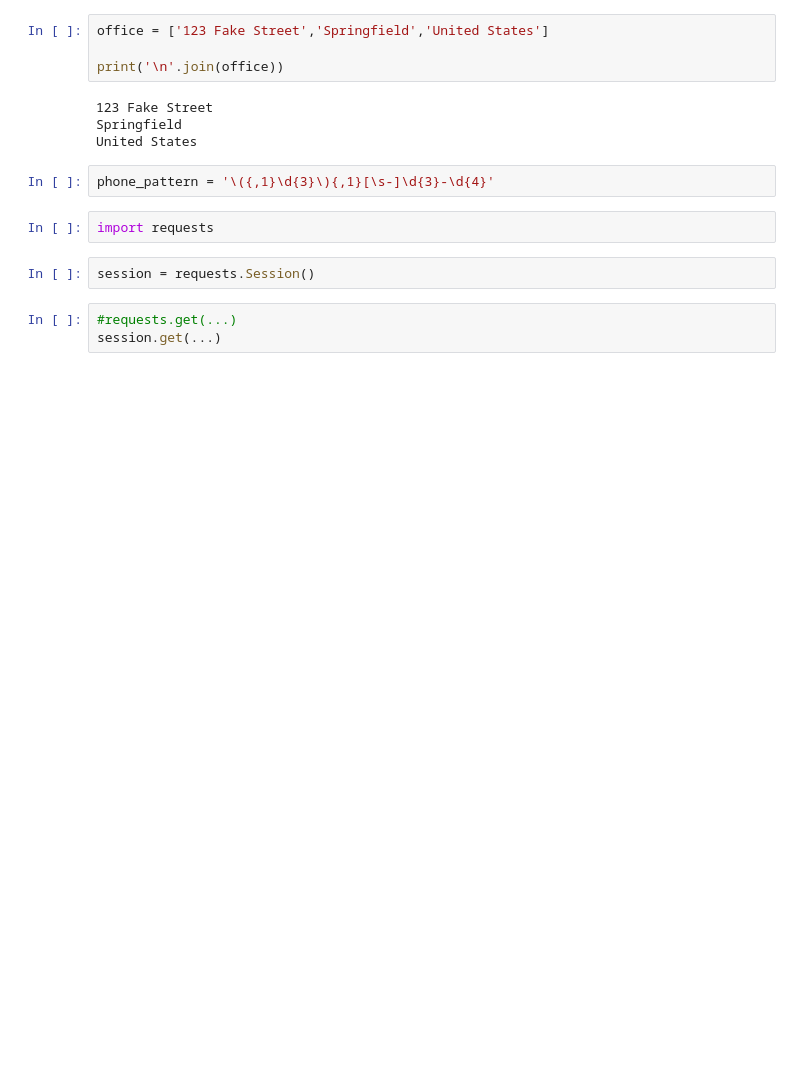
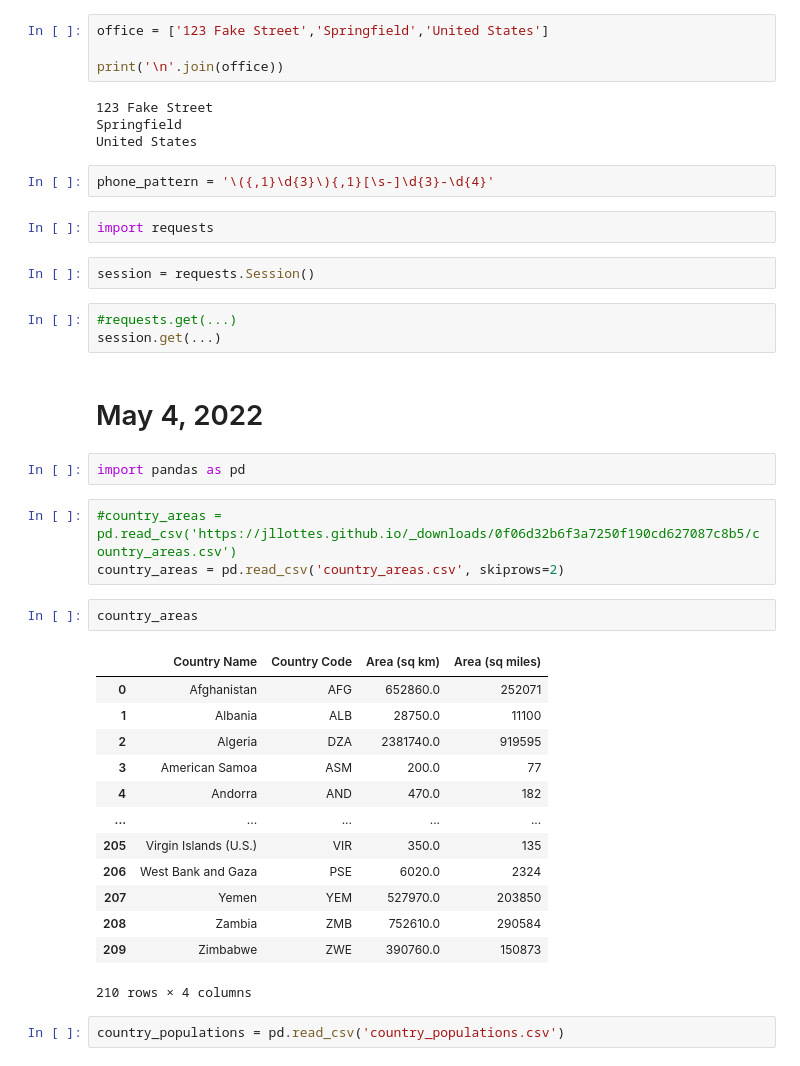
Before and after one commit to jllottes/jllottes.github.io, a Jupyter notebook: _static/weekly_notebooks/week13_notebook.ipynb, the cells around one changed output. Saved outputs shown, nothing was run; the diff lists cells and outputs as text; blank space fills up the shorter version.

```diff
--- a/_static/weekly_notebooks/week13_notebook.ipynb
+++ b/_static/weekly_notebooks/week13_notebook.ipynb
@@ -282,3 +282,28 @@ session = requests.Session()
 # %%
 #requests.get(...)
 session.get(...)
+# %% [markdown]
+# May 4, 2022
+# %%
+import pandas as pd
+# %%
+#country_areas = pd.read_csv('https://jllottes.github.io/_downloads/0f06d32b6f3a7250f190cd627087c8b5/country_areas.csv')
+country_areas = pd.read_csv('country_areas.csv', skiprows=2)
+# %%
+country_areas
+# %% [output]
+|  | Country Name | Country Code | Area (sq km) | Area (sq miles) |
+| 0 | Afghanistan | AFG | 652860.0 | 252071 |
+| 1 | Albania | ALB | 28750.0 | 11100 |
+| 2 | Algeria | DZA | 2381740.0 | 919595 |
+| 3 | American Samoa | ASM | 200.0 | 77 |
+| 4 | Andorra | AND | 470.0 | 182 |
+| ... | ... | ... | ... | ... |
+| 205 | Virgin Islands (U.S.) | VIR | 350.0 | 135 |
+| 206 | West Bank and Gaza | PSE | 6020.0 | 2324 |
+| 207 | Yemen | YEM | 527970.0 | 203850 |
+| 208 | Zambia | ZMB | 752610.0 | 290584 |
+| 209 | Zimbabwe | ZWE | 390760.0 | 150873 |
+210 rows × 4 columns
+# %%
+country_populations = pd.read_csv('country_populations.csv')
```
Also changed, not shown: parts of 11 cells of this notebook, 56 other files.
